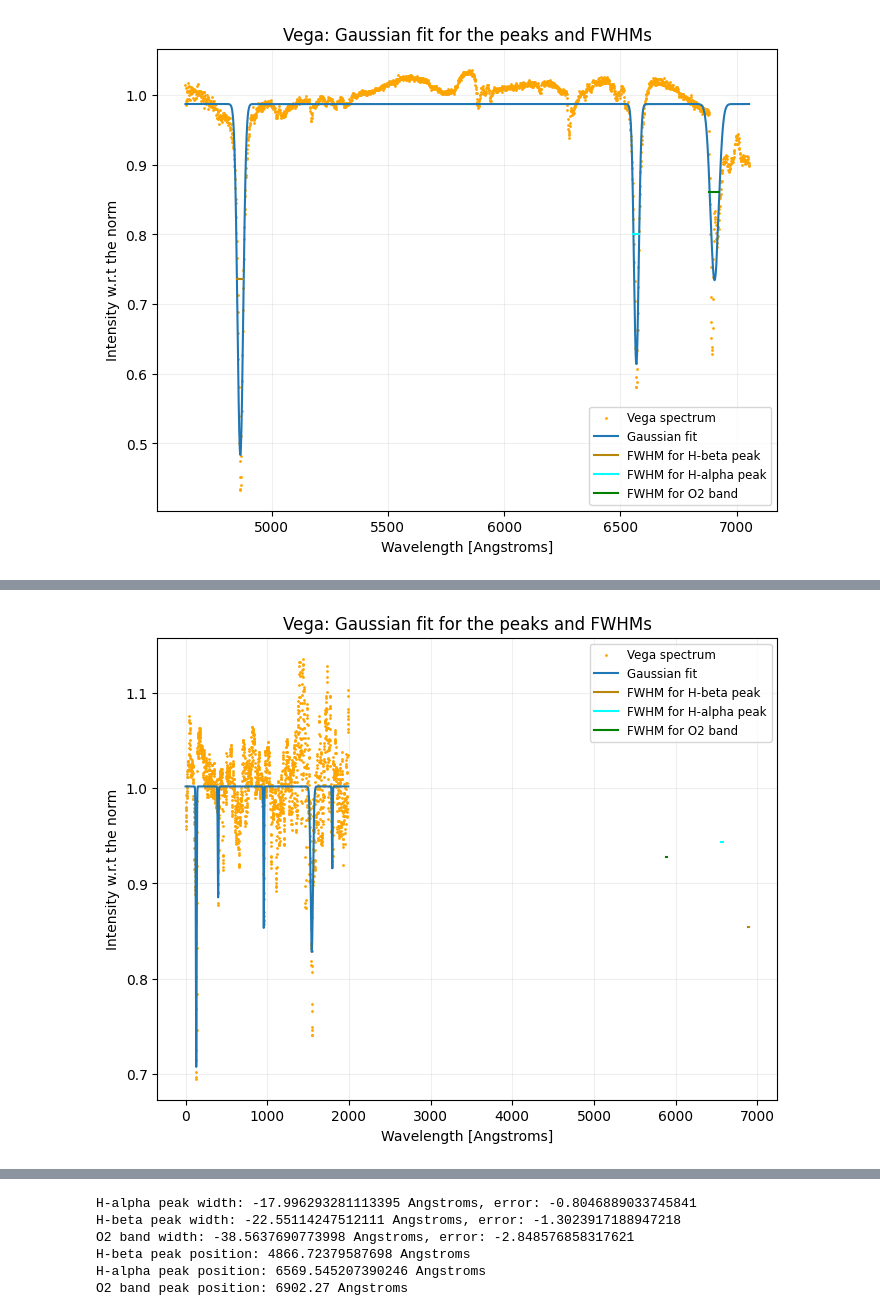
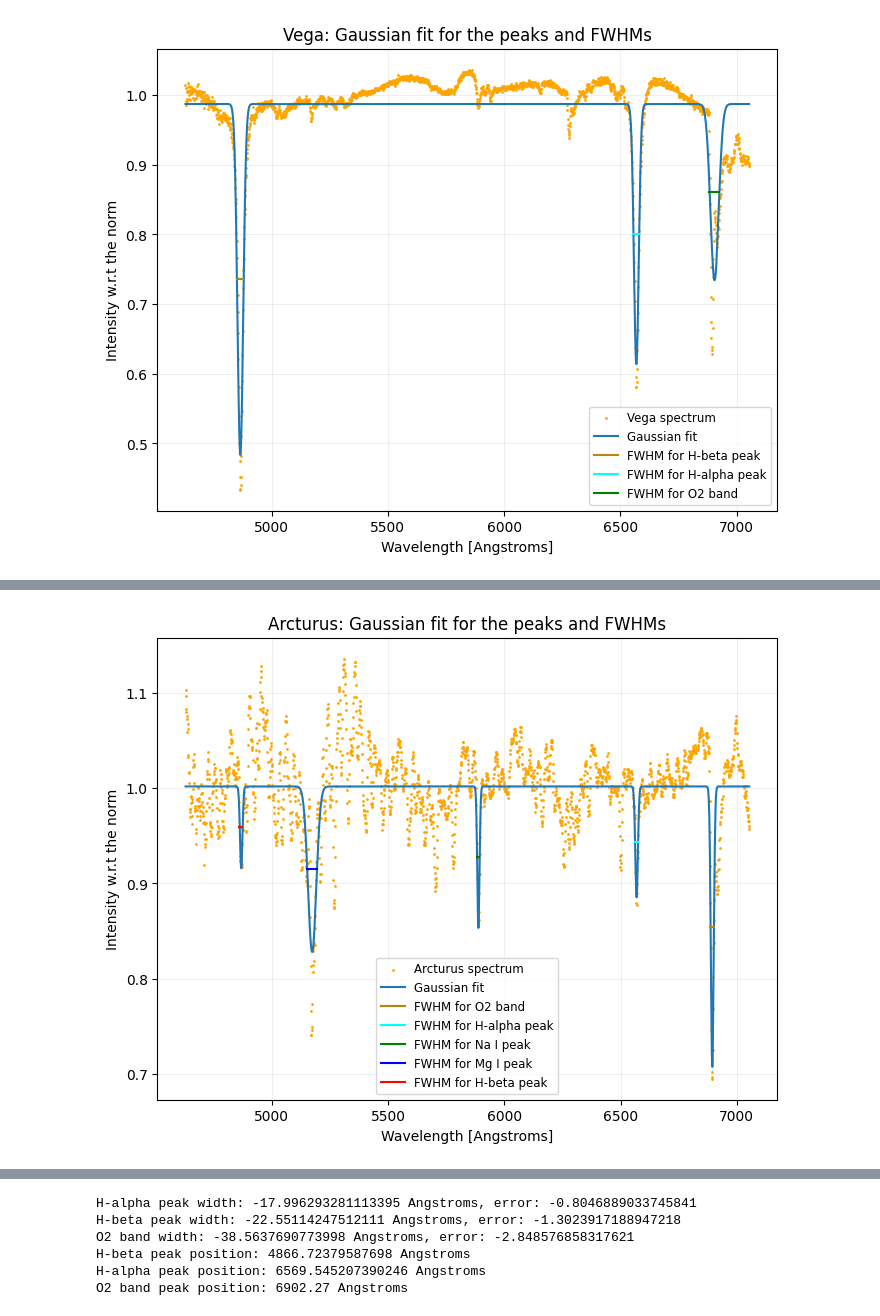
Before and after one commit to Timobrenn/G99-Spectroscopy, a Jupyter notebook: noteeeboiek.ipynb, the cells around one changed output, grey strips where cells are left out. Drawn from its saved outputs; the diff is of its cells as text; code cells hidden in the pictures.

Commit message:
Finished the our data part of rewriting Lena her code

```diff
--- a/noteeeboiek.ipynb
+++ b/noteeeboiek.ipynb
@@ -1127,6 +1127,11 @@ def fwhm_calculator(sigma,pcov):
     fwhm_err=2*err[2]*np.sqrt(2*np.log(2))
     return fwhm,fwhm_err
 
+def fwhm_points_calculator(a,m,z,fwhm):
+    fwhm_x = pixels_to_wavelength(np.array((m-fwhm/2,m+fwhm/2)),xy=False)
+    fwhm_y = np.array((a/2+z,a/2+z))
+    return fwhm_x,fwhm_y
+
 x_range = np.arange(1, Flatlined_vega.size+1)
 
 a1,m1,s1,z1,pcov1 = fit_gaussian(Flatlined_vega,(-0.5, 1800, 10, 1),x_range)
@@ -1139,15 +1144,11 @@ fwhm1,fwhm1_err=fwhm_calculator(s1,pcov1)
 fwhm2,fwhm2_err=fwhm_calculator(s2,pcov2)
 fwhm3,fwhm3_err=fwhm_calculator(s3,pcov3)
 
+
 # defining points for plotting the FWHMs
-fwhm1_x = pixels_to_wavelength(np.array((m1-fwhm1/2,m1+fwhm1/2)),xy=False)
-fwhm1_y = np.array((a1/2+z1,a1/2+z1))
-
-fwhm2_x = pixels_to_wavelength(np.array((m2-fwhm2/2,m2+fwhm2/2)),xy=False)
-fwhm2_y = np.array((a2/2+z1,a2/2+z1))
-
-fwhm3_x = pixels_to_wavelength(np.array((m3-fwhm3/2,m3+fwhm3/2)),xy=False)
-fwhm3_y = np.array((a3/2+z1,a3/2+z1))
+fwhm1_x,fwhm1_y = fwhm_points_calculator(a1,m1,z1,fwhm1)
+fwhm2_x,fwhm2_y = fwhm_points_calculator(a2,m2,z1,fwhm2)
+fwhm3_x,fwhm3_y = fwhm_points_calculator(a3,m3,z1,fwhm3)
 
 # Convert to Angstroms using an earlier defined function
 fwhm1_angstrom = pixels_to_wavelength(fwhm1, xy=False, offset=False)
@@ -1158,6 +1159,7 @@ fwhm2_err_angstrom = pixels_to_wavelength(fwhm2_err, xy=False, offset=False)
 
 fwhm3_angstrom = pixels_to_wavelength(fwhm3, xy=False, offset=False)
 fwhm3_err_angstrom = pixels_to_wavelength(fwhm3_err, xy=False, offset=False)
+
 
 m1_a = pixels_to_wavelength(m1, xy=False)
 m2_a = pixels_to_wavelength(m2, xy=False)
@@ -1194,29 +1196,7 @@ H-alpha peak position: 6567.242248641168 Angstroms
 O2 band peak position: 6903.56 Angstroms
 [figure]
 # %%
-# Fitting Gaussians to the Vega peaks
-def f_gaussian(x, amp, mu, sigma, zero):
-    """returns the value of a Gaussian function with amplitude amp centered at position mu with width sigma and
-    offset with respect to the x-axis off zero"""
-    return amp * np.exp(-(x - mu) * (x - mu) / (2.0 * sigma * sigma)) + zero
-
-def f_exp(x, a,b,z):
-    """returns an exponential function of the form a*exp(b*x)"""
-    return a*np.exp(b*x)+z
-
-def fit_gaussian(dat, p0, x_range):
-    """Fits a Gaussian to the data and returns the parameters"""
-    beta, pcov = curve_fit(f_gaussian, x_range, dat, p0=p0)
-    a,m,s,z = beta
-    return a,m,s,z,pcov
-
-def fwhm_calculator(sigma,pcov):
-    """Calculates the equivalent width from a given sigma value and its error using the pcov matrix"""
-    fwhm=2*sigma*np.sqrt(2*np.log(2))
-    err=np.sqrt(np.diag(pcov))
-    fwhm_err=2*err[2]*np.sqrt(2*np.log(2))
-    return fwhm,fwhm_err
-
+# Fitting to Arcturus data
 # We use a higher degree polynomial
 Arcturus_fit_function = np.polyfit(wavelength_calibrated, Arcturus_response_corrected, deg=8)
 Arcturus_fit = np.polyval(Arcturus_fit_function, wavelength_calibrated)
@@ -1233,16 +1213,16 @@ f_composed = f_gaussian(x_range,a1,m1,s1,z1)+f_gaussian(x_range,a2,m2,s2,0)+f_ga
 fwhm1,fwhm1_err=fwhm_calculator(s1,pcov1)
 fwhm2,fwhm2_err=fwhm_calculator(s2,pcov2)
 fwhm3,fwhm3_err=fwhm_calculator(s3,pcov3)
+fwhm4,fwhm4_err=fwhm_calculator(s4,pcov4)
+fwhm5,fwhm5_err=fwhm_calculator(s5,pcov5)
 
 # defining points for plotting the FWHMs
-fwhm1_x = pixels_to_wavelength(np.array((m1-fwhm1/2,m1+fwhm1/2)),xy=False)
-fwhm1_y = np.array((a1/2+z1,a1/2+z1))
+fwhm1_x,fwhm1_y = fwhm_points_calculator(a1,m1,z1,fwhm1)
+fwhm2_x,fwhm2_y = fwhm_points_calculator(a2,m2,z1,fwhm2)
+fwhm3_x,fwhm3_y = fwhm_points_calculator(a3,m3,z1,fwhm3)
+fwhm4_x,fwhm4_y = fwhm_points_calculator(a4,m4,z1,fwhm4)
+fwhm5_x,fwhm5_y = fwhm_points_calculator(a5,m5,z1,fwhm5)
 
-fwhm2_x = pixels_to_wavelength(np.array((m2-fwhm2/2,m2+fwhm2/2)),xy=False)
-fwhm2_y = np.array((a2/2+z1,a2/2+z1))
-
-fwhm3_x = pixels_to_wavelength(np.array((m3-fwhm3/2,m3+fwhm3/2)),xy=False)
-fwhm3_y = np.array((a3/2+z1,a3/2+z1))
 
 # Convert to Angstroms using an earlier defined function
 fwhm1_angstrom = pixels_to_wavelength(fwhm1, xy=False, offset=False)
@@ -1254,26 +1234,42 @@ fwhm2_err_angstrom = pixels_to_wavelength(fwhm2_err, xy=False, offset=False)
 fwhm3_angstrom = pixels_to_wavelength(fwhm3, xy=False, offset=False)
 fwhm3_err_angstrom = pixels_to_wavelength(fwhm3_err, xy=False, offset=False)
 
+fwhm4_angstrom = pixels_to_wavelength(fwhm4, xy=False, offset=False)
+fwhm4_err_angstrom = pixels_to_wavelength(fwhm4_err, xy=False, offset=False)
+
+fwhm5_angstrom = pixels_to_wavelength(fwhm5, xy=False, offset=False)
+fwhm5_err_angstrom = pixels_to_wavelength(fwhm5, xy=False, offset=False)
+
 m1_a = pixels_to_wavelength(m1, xy=False)
 m2_a = pixels_to_wavelength(m2, xy=False)
 m3_a = pixels_to_wavelength(m3, xy=False)
+m4_a = pixels_to_wavelength(m4, xy=False)
+m5_a = pixels_to_wavelength(m5, xy=False)
 
-print(f"H-alpha peak width: {fwhm1_angstrom} Angstroms, error: {fwhm1_err_angstrom}")
-print(f"H-beta peak width: {fwhm2_angstrom} Angstroms, error: {fwhm2_err_angstrom}")
-print(f"O2 band width: {fwhm3_angstrom} Angstroms, error: {fwhm3_err_angstrom}")
+print(f"O2 band peak width: {np.abs(fwhm1_angstrom)} Angstroms, error: {np.abs(fwhm1_err_angstrom)}")
+print(f"H-alpha peak width: {np.abs(fwhm2_angstrom)} Angstroms, error: {np.abs(fwhm2_err_angstrom)}")
+print(f"Na I peakwidth: {np.abs(fwhm3_angstrom)} Angstroms, error: {np.abs(fwhm3_err_angstrom)}")
+print(f"Mg I peak width: {np.abs(fwhm4_angstrom)} Angstroms, error: {np.abs(fwhm4_err_angstrom)}")
+print(f"H-beta peak width: {np.abs(fwhm5_angstrom)} Angstroms, error: {np.abs(fwhm5_err_angstrom)}")
 
-print(f"H-beta peak position: {m1_a} Angstroms")
+print('')
+
+print(f"O2 band peak position: {m1_a} Angstroms")
 print(f"H-alpha peak position: {m2_a} Angstroms")
-print(f"O2 band peak position: {m3_a:.2f} Angstroms")
+print(f"Na I peak position: {m3_a:.2f} Angstroms")
+print(f"Mg I peak position: {m4_a:.2f} Angstroms")
+print(f"H-beta peak position: {m5_a:.2f} Angstroms")
 
 fig=figure(figsize=(8,6))
 frame=fig.add_subplot(1,1,1)
-frame.scatter(x_range,Flatline_Arcturus,color="orange", label="Vega spectrum",s=1)
-frame.plot(x_range,f_composed, label="Gaussian fit")
-frame.plot(fwhm1_x,fwhm1_y,color="darkgoldenrod", label="FWHM for H-beta peak")
+frame.scatter(wavelength_calibrated,Flatline_Arcturus,color="orange", label="Arcturus spectrum",s=1)
+frame.plot(wavelength_calibrated,f_composed, label="Gaussian fit")
+frame.plot(fwhm1_x,fwhm1_y,color="darkgoldenrod", label="FWHM for O2 band")
 frame.plot(fwhm2_x,fwhm2_y,color="cyan", label="FWHM for H-alpha peak")
-frame.plot(fwhm3_x,fwhm3_y,color="green", label="FWHM for O2 band")
-frame.set_title("Vega: Gaussian fit for the peaks and FWHMs")
+frame.plot(fwhm3_x,fwhm3_y,color="green", label="FWHM for Na I peak")
+frame.plot(fwhm4_x,fwhm4_y,color="blue", label="FWHM for Mg I peak")
+frame.plot(fwhm5_x,fwhm5_y,color="red", label="FWHM for H-beta peak")
+frame.set_title("Arcturus: Gaussian fit for the peaks and FWHMs")
 frame.grid(alpha=0.2)
 frame.set_ylabel("Intensity w.r.t the norm")
 frame.set_xlabel("Wavelength [Angstroms]")
@@ -1290 +1291 @@ O2 band peak position: 5887.48 Angstroms
-[figure, old version]
+[figure, new version]
```
Also changed, not shown: parts of 8 cells of this notebook.
